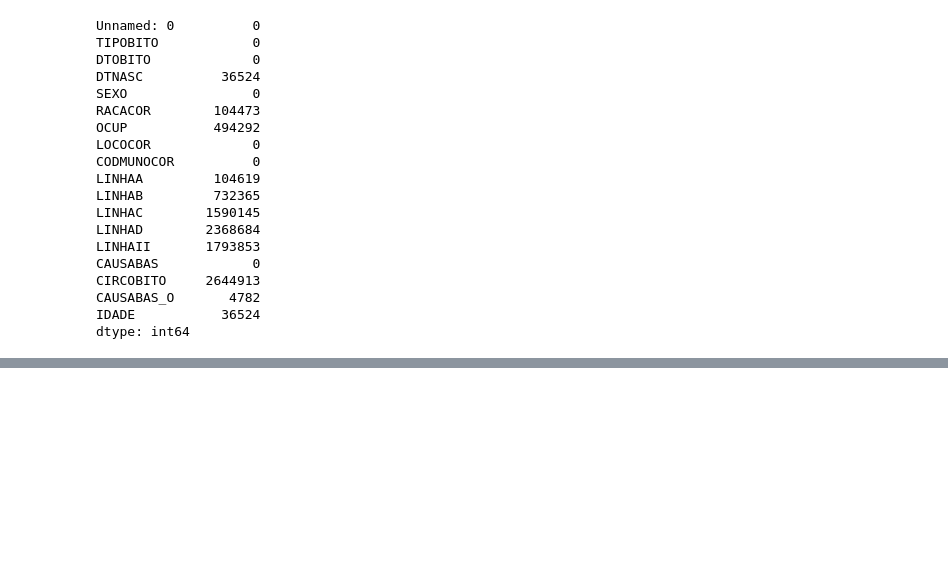
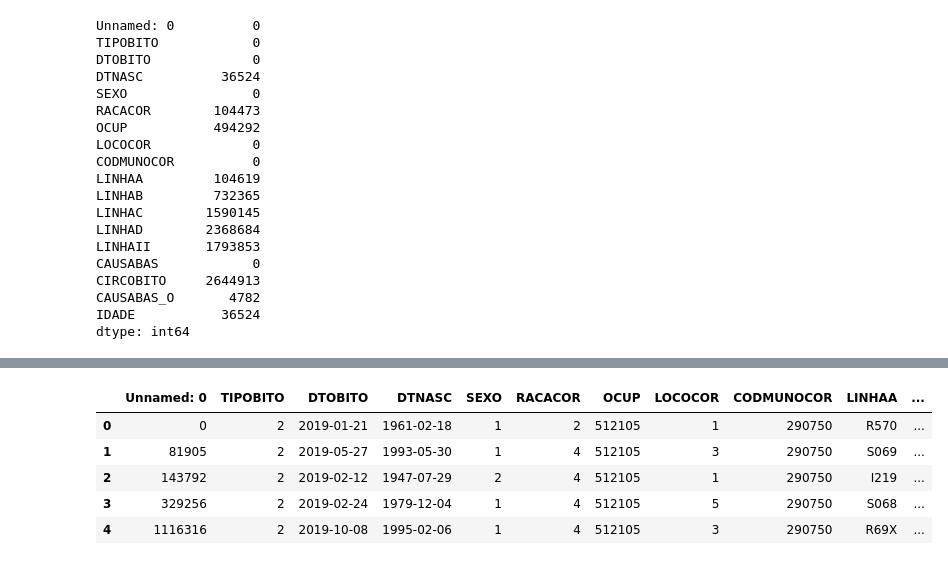
Before and after one commit to drianc/TCC-PUC-MINAS, a Jupyter notebook: TCC_Ciencia_Dados_PUC_Minas.ipynb, the cells around one changed output, grey strips where cells are left out. Cells and saved outputs as stored; diff of their text form; code cells hidden in the pictures; blank space fills up the shorter version.

```diff
--- a/TCC_Ciencia_Dados_PUC_Minas.ipynb
+++ b/TCC_Ciencia_Dados_PUC_Minas.ipynb
@@ -315,4 +406,4 @@ df_ibge = df_ibge.drop(columns=['uf','nm_uf', 'cd_municipio_compl', 'nm_municipi
 df_ibge.rename(columns={'cd_municipio_base':'COD_MUNICIPIO_OCOR'}, inplace=True)
 df_ibge.rename(columns={'sgl_uf':'UF'}, inplace=True)
 
-df_ibge['COD_MUNICIPIO_OCOR'] = df_ibge['COD_MUNICIPIO_OCOR'].astype(str)
+#df_ibge['COD_MUNICIPIO_OCOR'] = df_ibge['COD_MUNICIPIO_OCOR'].astype(str)
@@ -318,0 +435,4 @@ df_ibge['COD_MUNICIPIO_OCOR'] = df_ibge['COD_MUNICIPIO_OCOR'].astype(str)
+# %%
+#http://www.mtecbo.gov.br/cbosite/pages/downloads.jsf
+df_CBO = pd.read_csv('CBO2002_Ocupacao.csv',sep=';',encoding = 'ISO-8859-1')
+df_CBO.head()
@@ -319,6 +462,5 @@ df_ibge['COD_MUNICIPIO_OCOR'] = df_ibge['COD_MUNICIPIO_OCOR'].astype(str)
 # %%
 # Realizar o merge Dataframe df_Mortes e df_cid_alt
-df_Mortes= pd.merge(df_Mortes, df_ibge, on=['COD_MUNICIPIO_OCOR'])
+#df_mortes_original= pd.merge(df_mortes_original, df_ibge, on=['COD_MUNICIPIO_OCOR'])
 
-df_Mortes.head()
-print(df_Mortes.dtypes)
+df_mortes_ibge = pd.merge(df_mortes_original,df_ibge, right_on=["COD_MUNICIPIO_OCOR"], left_on=["CODMUNOCOR"])
@@ -336,0 +500,11 @@ df_Mort_2019_alt.head()
+# %%
+df_mortes_ibge_CBO = pd.merge(df_mortes_ibge,df_CBO, right_on=["CODIGO"], left_on=["OCUP"])
+# %%
+df_mortes_ibge_CBO.head()
+# %% [output]
+|  | Unnamed: 0 | TIPOBITO | DTOBITO | DTNASC | SEXO | RACACOR | OCUP | LOCOCOR | CODMUNOCOR | LINHAA | ... |
+| 0 | 0 | 2 | 2019-01-21 | 1961-02-18 | 1 | 2 | 512105 | 1 | 290750 | R570 | ... |
+| 1 | 81905 | 2 | 2019-05-27 | 1993-05-30 | 1 | 4 | 512105 | 3 | 290750 | S069 | ... |
+| 2 | 143792 | 2 | 2019-02-12 | 1947-07-29 | 2 | 4 | 512105 | 1 | 290750 | I219 | ... |
+| 3 | 329256 | 2 | 2019-02-24 | 1979-12-04 | 1 | 4 | 512105 | 5 | 290750 | S068 | ... |
+| 4 | 1116316 | 2 | 2019-10-08 | 1995-02-06 | 1 | 4 | 512105 | 3 | 290750 | R69X | ... |
```
Also changed, not shown: parts of 28 cells of this notebook.
